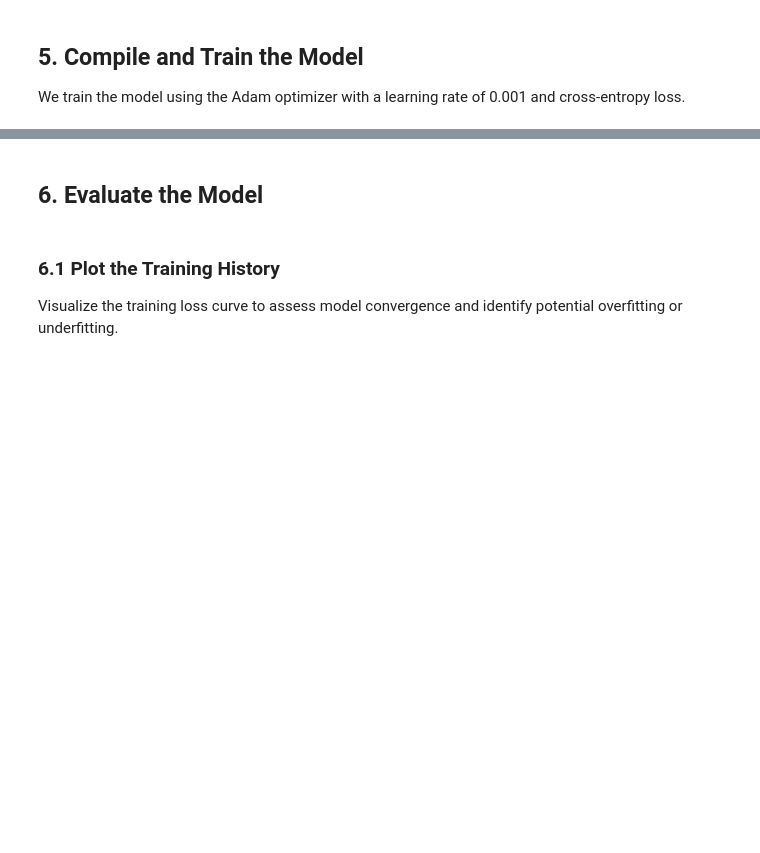
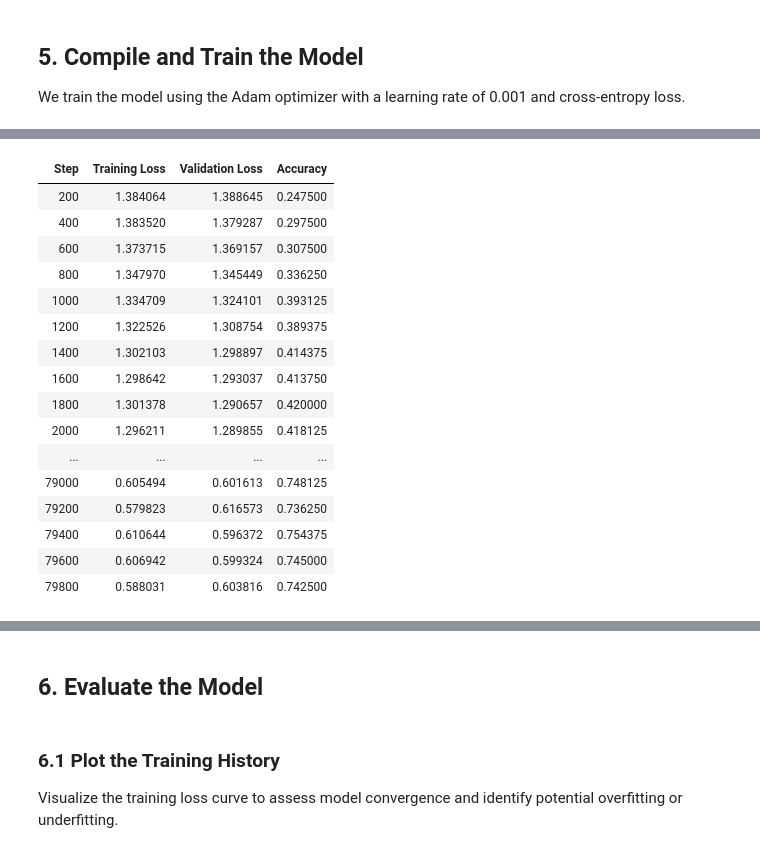
Before and after one commit to ahsan-c0ding/S4-Enhancement-Exploration, a Jupyter notebook: scripts/train_huggingface.ipynb, the cells around one changed output, grey strips where cells are left out. Saved outputs shown, nothing was run; the diff lists cells and outputs as text; code cells hidden in the pictures; blank space fills up the shorter version.

Commit message:
uploading model weights with better accuracy (66.05% -> 74.35%)

```diff
--- a/scripts/train_huggingface.ipynb
+++ b/scripts/train_huggingface.ipynb
@@ -628,0 +629,16 @@ for log in trainer.state.log_history:
+# %%
+import os
+
+# Default: local, ephemeral (won't survive a Colab disconnect/reallocation)
+CHECKPOINT_DIR = "./galaxy_s4_checkpoints"
+
+try:
+    from google.colab import drive
+    drive.mount('/content/drive')
+    CHECKPOINT_DIR = "/content/drive/MyDrive/GalaxyS4_Checkpoints"
+    print(f"Google Drive mounted -- checkpoints will persist across disconnects at:\n  {CHECKPOINT_DIR}")
+except ImportError:
+    print("Not running in Colab (google.colab unavailable) -- "
+          f"checkpoints will only be saved locally at {CHECKPOINT_DIR}, which will NOT survive a runtime reset.")
+
+os.makedirs(CHECKPOINT_DIR, exist_ok=True)
@@ -628,0 +902,65 @@ for log in trainer.state.log_history:
+# %%
+import os
+import torch
+from torch.optim.lr_scheduler import CosineAnnealingWarmRestarts
+from transformers import Trainer, TrainingArguments
+
+# 1a: Fresh checkpoint dir (optimizer state is different, so start fresh)
+CHECKPOINT_DIR_V3 = os.path.join(os.path.dirname(CHECKPOINT_DIR), "GalaxyS4_Checkpoints_v3")
+os.makedirs(CHECKPOINT_DIR_V3, exist_ok=True)
+
+# Fresh model init
+torch.manual_seed(RNG_SEED)
+fast_model = GalaxyClassifierS4DFast(num_classes=NUM_CLASSES, colored=COLORED).to(DEVICE)
+wrapped_model = HF_GalaxyModelWrapper(fast_model)
+
+# Datasets (assuming GalaxyDatasetAug from previous step is in scope)
+train_dataset = GalaxyDatasetAug(x_train, y_train_onehot, augment=True)
+eval_dataset = GalaxyDatasetAug(x_val, y_val_onehot, augment=False)
+
+# Optimizer (assuming build_grouped_optimizer from previous step is in scope)
+# Note: weight_decay is now 0.0
+optimizer = build_grouped_optimizer(wrapped_model, lr=5e-4, weight_decay=0.0)
+
+# 1b: Cosine with restarts scheduler
+# T_0=2000: First cycle is 2000 steps.
+# T_mult=2: Subsequent cycles are 4000, 8000, 16000 steps, etc.
+# This prevents the LR from getting permanently stuck at ~0.
+scheduler = CosineAnnealingWarmRestarts(optimizer, T_0=2000, T_mult=2, eta_min=1e-5)
+
+training_args = TrainingArguments(
+    output_dir=CHECKPOINT_DIR_V3,
+    eval_strategy="steps",
+    eval_steps=200,             # Less frequent eval = faster training
+    save_strategy="steps",
+    save_steps=200,
+    save_total_limit=3,
+    logging_steps=50,
+    learning_rate=5e-4,         # Slightly lower peak LR for stability
+    per_device_train_batch_size=32, # Larger batch = smoother gradients
+    per_device_eval_batch_size=32,
+    num_train_epochs=400,       # Need more epochs to utilize the restarts
+    weight_decay=0.0,           # <--- 1a: CRITICAL FIX for underfitting
+    lr_scheduler_type="constant", # <--- 1b: Disables HF's built-in scheduler so ours takes over
+    load_best_model_at_end=True,
+    metric_for_best_model="accuracy",
+    greater_is_better=True,
+    push_to_hub=False,
+    report_to="none",
+)
+
+trainer = Trainer(
+    model=wrapped_model,
+    args=training_args,
+    train_dataset=train_dataset,
+    eval_dataset=eval_dataset,
+    compute_metrics=compute_metrics,
+    optimizers=(optimizer, scheduler), # <--- 1b: Inject custom scheduler here
+)
+
+trainer.train()
+
+# Load the best model weights back into fast_model for inference
+model.load_state_dict(fast_model.state_dict())
+fast_model.eval()
+# %% [output]
@@ -628,0 +968,17 @@ for log in trainer.state.log_history:
+| Step | Training Loss | Validation Loss | Accuracy |
+| 200 | 1.384064 | 1.388645 | 0.247500 |
+| 400 | 1.383520 | 1.379287 | 0.297500 |
+| 600 | 1.373715 | 1.369157 | 0.307500 |
+| 800 | 1.347970 | 1.345449 | 0.336250 |
+| 1000 | 1.334709 | 1.324101 | 0.393125 |
+| 1200 | 1.322526 | 1.308754 | 0.389375 |
+| 1400 | 1.302103 | 1.298897 | 0.414375 |
+| 1600 | 1.298642 | 1.293037 | 0.413750 |
+| 1800 | 1.301378 | 1.290657 | 0.420000 |
+| 2000 | 1.296211 | 1.289855 | 0.418125 |
+| ... | ... | ... | ... |
+| 79000 | 0.605494 | 0.601613 | 0.748125 |
+| 79200 | 0.579823 | 0.616573 | 0.736250 |
+| 79400 | 0.610644 | 0.596372 | 0.754375 |
+| 79600 | 0.606942 | 0.599324 | 0.745000 |
+| 79800 | 0.588031 | 0.603816 | 0.742500 |
```
Also changed, not shown: parts of 33 cells of this notebook, 3 other files.
